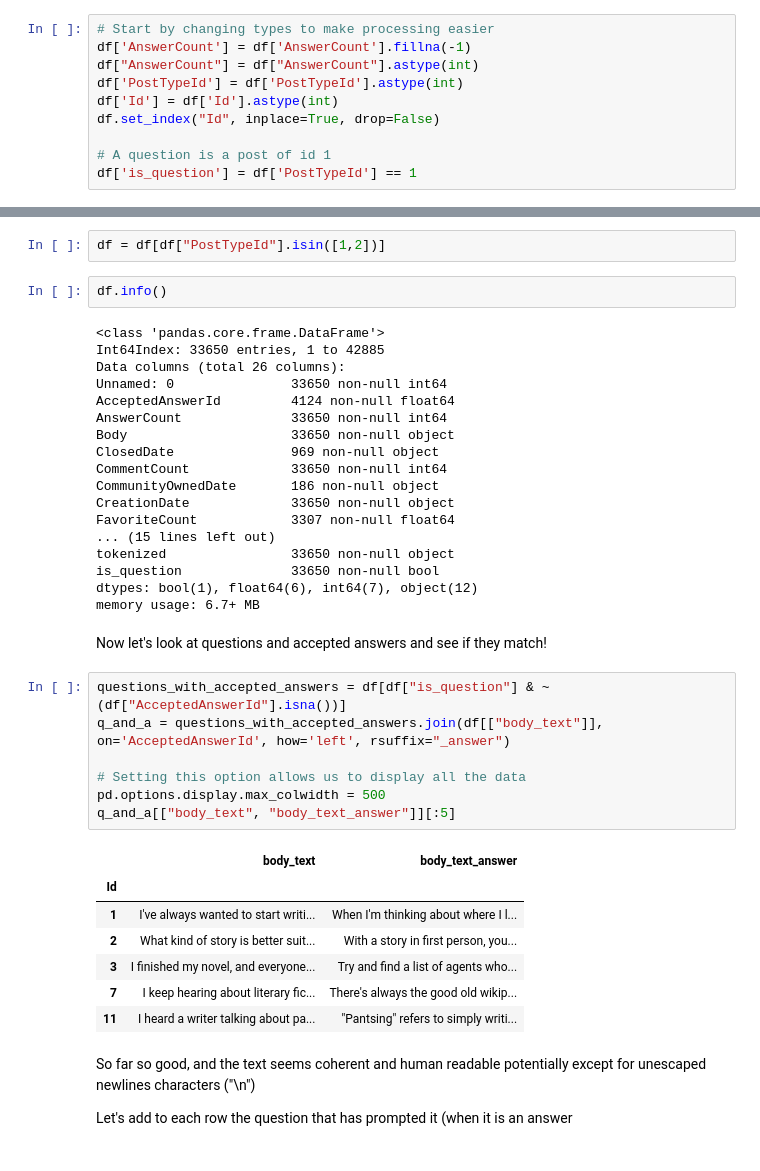
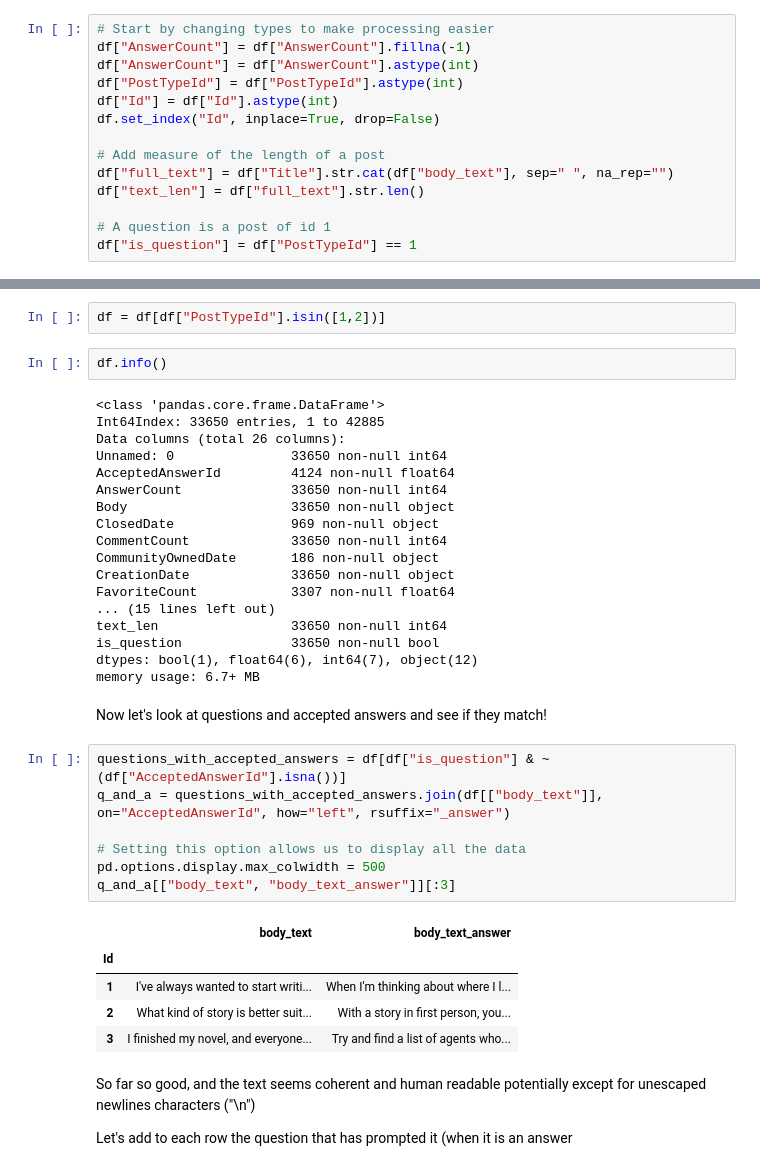
Before and after one commit to hundredblocks/ml-powered-applications, a Jupyter notebook: notebooks/dataset_exploration.ipynb, the cells around one changed output, grey strips where cells are left out. Cells and saved outputs as stored; diff of their text form.

```diff
--- a/notebooks/dataset_exploration.ipynb
+++ b/notebooks/dataset_exploration.ipynb
@@ -38,14 +38,18 @@ How many questions do we have?
 How many questions have answers, and how many answers per question on avg?
 # %%
 # Start by changing types to make processing easier
-df['AnswerCount'] = df['AnswerCount'].fillna(-1)
+df["AnswerCount"] = df["AnswerCount"].fillna(-1)
 df["AnswerCount"] = df["AnswerCount"].astype(int)
-df['PostTypeId'] = df['PostTypeId'].astype(int)
-df['Id'] = df['Id'].astype(int)
+df["PostTypeId"] = df["PostTypeId"].astype(int)
+df["Id"] = df["Id"].astype(int)
 df.set_index("Id", inplace=True, drop=False)
 
+# Add measure of the length of a post
+df["full_text"] = df["Title"].str.cat(df["body_text"], sep=" ", na_rep="")
+df["text_len"] = df["full_text"].str.len()
+
 # A question is a post of id 1
-df['is_question'] = df['PostTypeId'] == 1
+df["is_question"] = df["PostTypeId"] == 1
 # %% [markdown]
 ## Data quality
 
@@ -118,7 +122,7 @@ CommunityOwnedDate       186 non-null object
 CreationDate             33650 non-null object
 FavoriteCount            3307 non-null float64
 ... (15 lines left out)
-tokenized                33650 non-null object
+text_len                 33650 non-null int64
 is_question              33650 non-null bool
 dtypes: bool(1), float64(6), int64(7), object(12)
 memory usage: 6.7+ MB
@@ -126,19 +130,17 @@ memory usage: 6.7+ MB
 Now let's look at questions and accepted answers and see if they match!
 # %%
 questions_with_accepted_answers = df[df["is_question"] & ~(df["AcceptedAnswerId"].isna())]
-q_and_a = questions_with_accepted_answers.join(df[["body_text"]], on='AcceptedAnswerId', how='left', rsuffix="_answer")
+q_and_a = questions_with_accepted_answers.join(df[["body_text"]], on="AcceptedAnswerId", how="left", rsuffix="_answer")
 
 # Setting this option allows us to display all the data
 pd.options.display.max_colwidth = 500
-q_and_a[["body_text", "body_text_answer"]][:5]
+q_and_a[["body_text", "body_text_answer"]][:3]
 # %% [output]
 |  | body_text | body_text_answer |
 | Id |  |  |
 | 1 | I've always wanted to start writi... | When I'm thinking about where I l... |
 | 2 | What kind of story is better suit... | With a story in first person, you... |
 | 3 | I finished my novel, and everyone... | Try and find a list of agents who... |
-| 7 | I keep hearing about literary fic... | There's always the good old wikip... |
-| 11 | I heard a writer talking about pa... | "Pantsing" refers to simply writi... |
 # %% [markdown]
 So far so good, and the text seems coherent and human readable potentially except for unescaped newlines characters ("\n")
 
```
Also changed, not shown: parts of 9 cells of this notebook, 8 other files.
